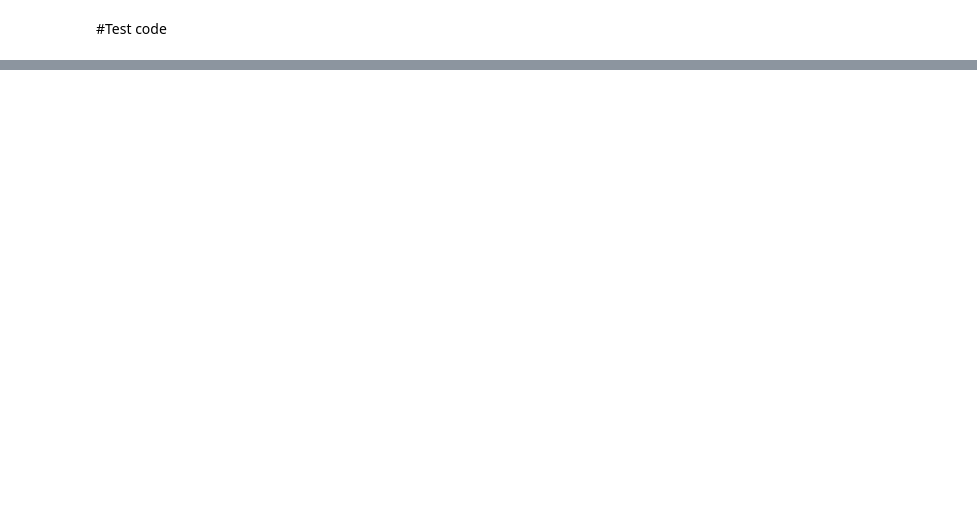
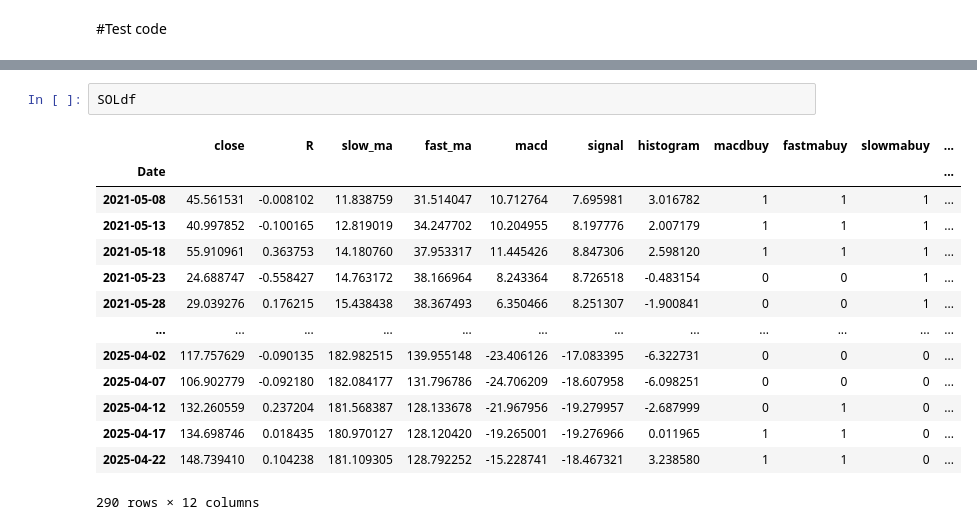
Before and after one commit to GalindoD/Backtesting_crypto, a Jupyter notebook: Backtester_Python.ipynb, the cells around one changed output, grey strips where cells are left out. Drawn from its saved outputs; the diff is of its cells as text; blank space fills up the shorter version.

```diff
--- a/Backtester_Python.ipynb
+++ b/Backtester_Python.ipynb
@@ -553,0 +589,17 @@ fig.show()
+# %%
+SOLdf
+# %% [output]
+|  | close | R | slow_ma | fast_ma | macd | signal | histogram | macdbuy | fastmabuy | slowmabuy | ... |
+| Date |  |  |  |  |  |  |  |  |  |  | ... |
+| 2021-05-08 | 45.561531 | -0.008102 | 11.838759 | 31.514047 | 10.712764 | 7.695981 | 3.016782 | 1 | 1 | 1 | ... |
+| 2021-05-13 | 40.997852 | -0.100165 | 12.819019 | 34.247702 | 10.204955 | 8.197776 | 2.007179 | 1 | 1 | 1 | ... |
+| 2021-05-18 | 55.910961 | 0.363753 | 14.180760 | 37.953317 | 11.445426 | 8.847306 | 2.598120 | 1 | 1 | 1 | ... |
+| 2021-05-23 | 24.688747 | -0.558427 | 14.763172 | 38.166964 | 8.243364 | 8.726518 | -0.483154 | 0 | 0 | 1 | ... |
+| 2021-05-28 | 29.039276 | 0.176215 | 15.438438 | 38.367493 | 6.350466 | 8.251307 | -1.900841 | 0 | 0 | 1 | ... |
+| ... | ... | ... | ... | ... | ... | ... | ... | ... | ... | ... | ... |
+| 2025-04-02 | 117.757629 | -0.090135 | 182.982515 | 139.955148 | -23.406126 | -17.083395 | -6.322731 | 0 | 0 | 0 | ... |
+| 2025-04-07 | 106.902779 | -0.092180 | 182.084177 | 131.796786 | -24.706209 | -18.607958 | -6.098251 | 0 | 0 | 0 | ... |
+| 2025-04-12 | 132.260559 | 0.237204 | 181.568387 | 128.133678 | -21.967956 | -19.279957 | -2.687999 | 0 | 1 | 0 | ... |
+| 2025-04-17 | 134.698746 | 0.018435 | 180.970127 | 128.120420 | -19.265001 | -19.276966 | 0.011965 | 1 | 1 | 0 | ... |
+| 2025-04-22 | 148.739410 | 0.104238 | 181.109305 | 128.792252 | -15.228741 | -18.467321 | 3.238580 | 1 | 1 | 0 | ... |
+290 rows × 12 columns
```
Also changed, not shown: parts of 27 cells of this notebook.
